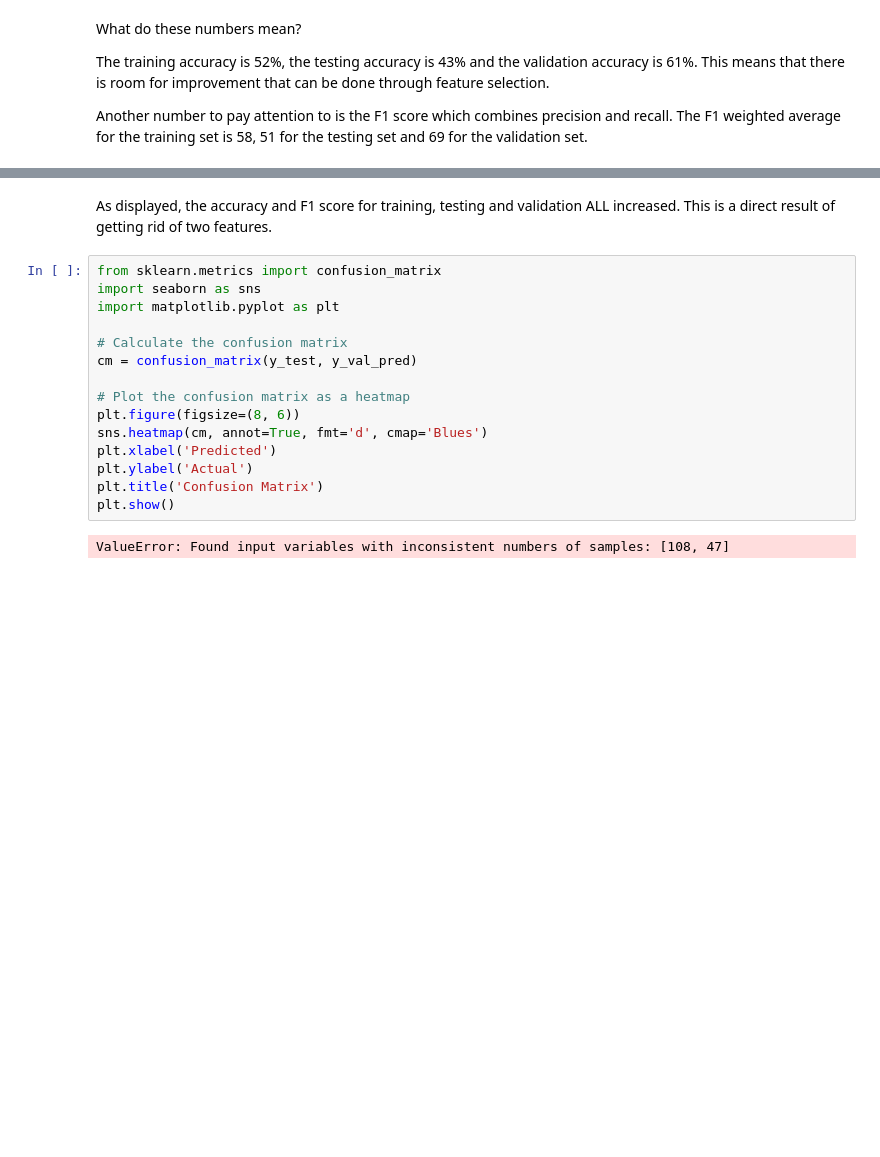
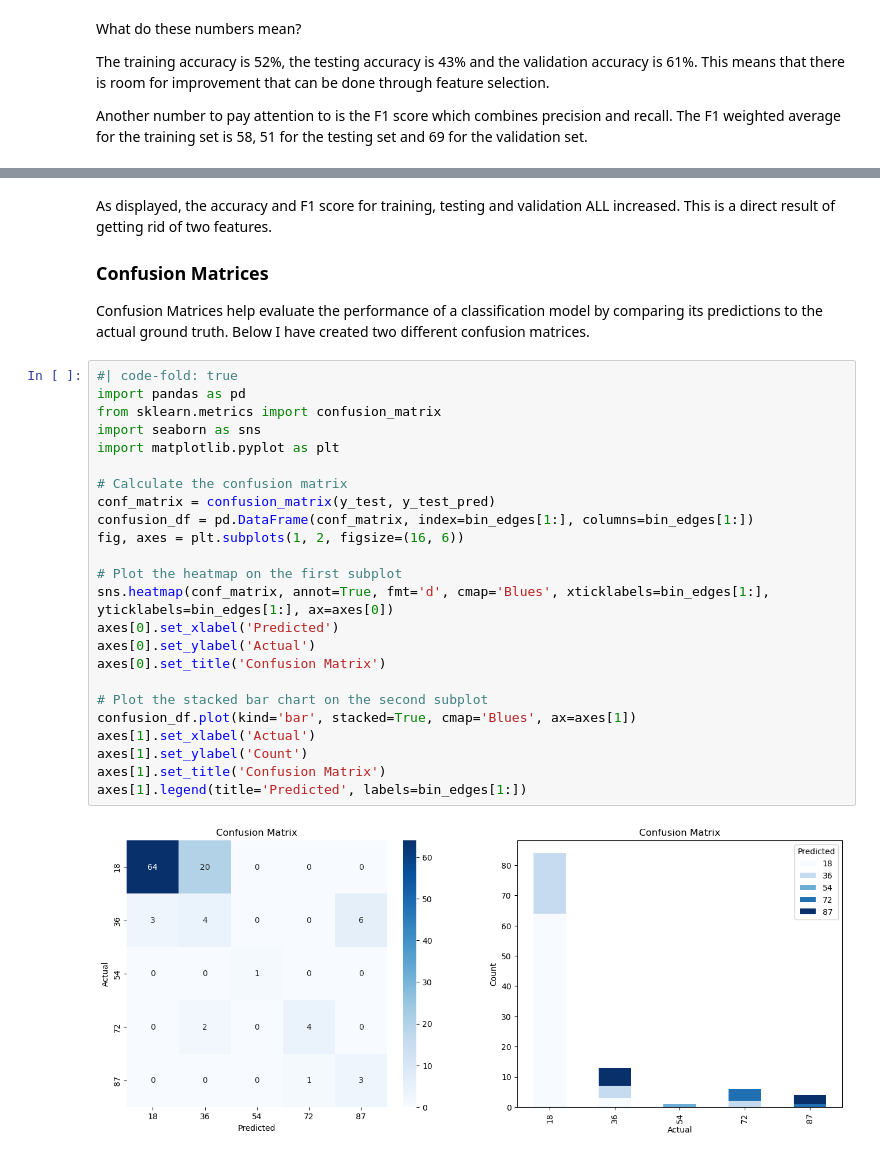
Before and after one commit to anly501/dsan-5000-project-kendallgilbert180, a Jupyter notebook: dsan-website/5000-website/nb_record.ipynb, the cells around one changed output, grey strips where cells are left out. Drawn from its saved outputs; the diff is of its cells as text; blank space fills up the shorter version.

```diff
--- a/dsan-website/5000-website/nb_record.ipynb
+++ b/dsan-website/5000-website/nb_record.ipynb
@@ -224,20 +200,33 @@ Testing F1 Score: 0.750756989719462
 Validation F1 Score: 0.8058261232337525
 # %% [markdown]
 As displayed, the accuracy and F1 score for training, testing and validation ALL increased. This is a direct result of getting rid of two features.
+
+### Confusion Matrices
+
+Confusion Matrices help evaluate the performance of a classification model by comparing its predictions to the actual ground truth. Below I have created two different confusion matrices.
-# %%
-from sklearn.metrics import confusion_matrix
-import seaborn as sns
-import matplotlib.pyplot as plt
-
-# Calculate the confusion matrix
-cm = confusion_matrix(y_test, y_val_pred)
-
-# Plot the confusion matrix as a heatmap
-plt.figure(figsize=(8, 6))
-sns.heatmap(cm, annot=True, fmt='d', cmap='Blues')
-plt.xlabel('Predicted')
-plt.ylabel('Actual')
-plt.title('Confusion Matrix')
-plt.show()
-# %% [output]
-ValueError: Found input variables with inconsistent numbers of samples: [108, 47]
+# %%
+#| code-fold: true
+import pandas as pd
+from sklearn.metrics import confusion_matrix
+import seaborn as sns
+import matplotlib.pyplot as plt
+
+# Calculate the confusion matrix
+conf_matrix = confusion_matrix(y_test, y_test_pred)
+confusion_df = pd.DataFrame(conf_matrix, index=bin_edges[1:], columns=bin_edges[1:])
+fig, axes = plt.subplots(1, 2, figsize=(16, 6))
+
+# Plot the heatmap on the first subplot
+sns.heatmap(conf_matrix, annot=True, fmt='d', cmap='Blues', xticklabels=bin_edges[1:], yticklabels=bin_edges[1:], ax=axes[0])
+axes[0].set_xlabel('Predicted')
+axes[0].set_ylabel('Actual')
+axes[0].set_title('Confusion Matrix')
+
+# Plot the stacked bar chart on the second subplot
+confusion_df.plot(kind='bar', stacked=True, cmap='Blues', ax=axes[1])
+axes[1].set_xlabel('Actual')
+axes[1].set_ylabel('Count')
+axes[1].set_title('Confusion Matrix')
+axes[1].legend(title='Predicted', labels=bin_edges[1:])
+# %% [output]
+[figure, added]
```
Also changed, not shown: parts of 10 cells of this notebook, 20 other files.
